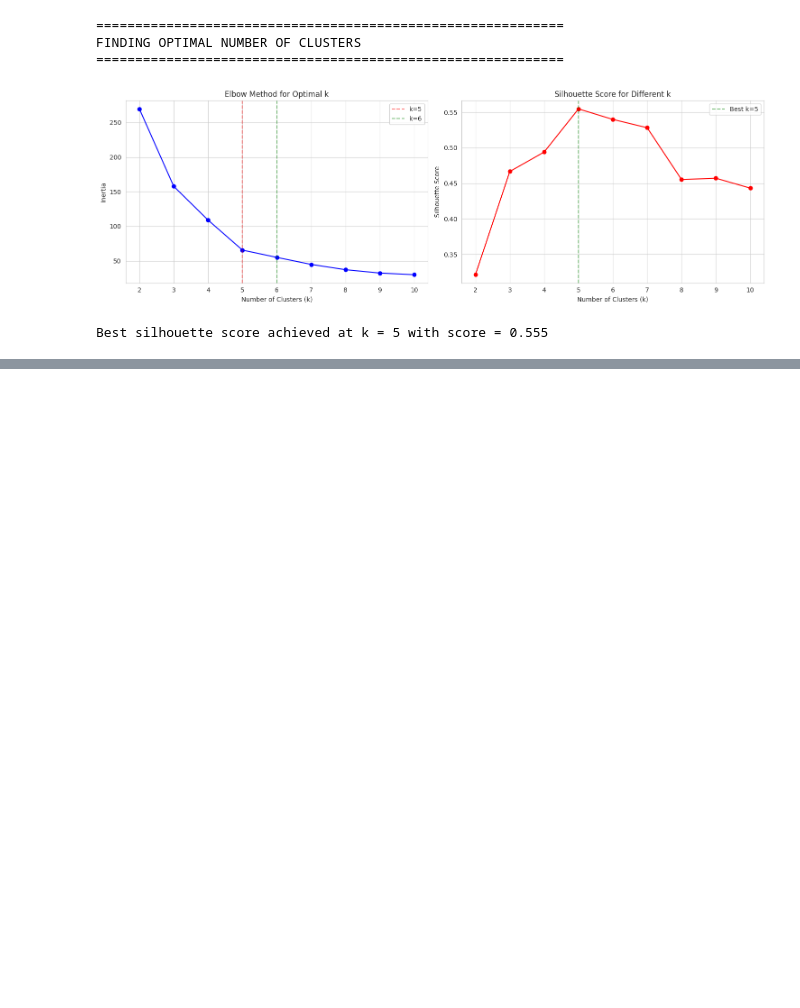
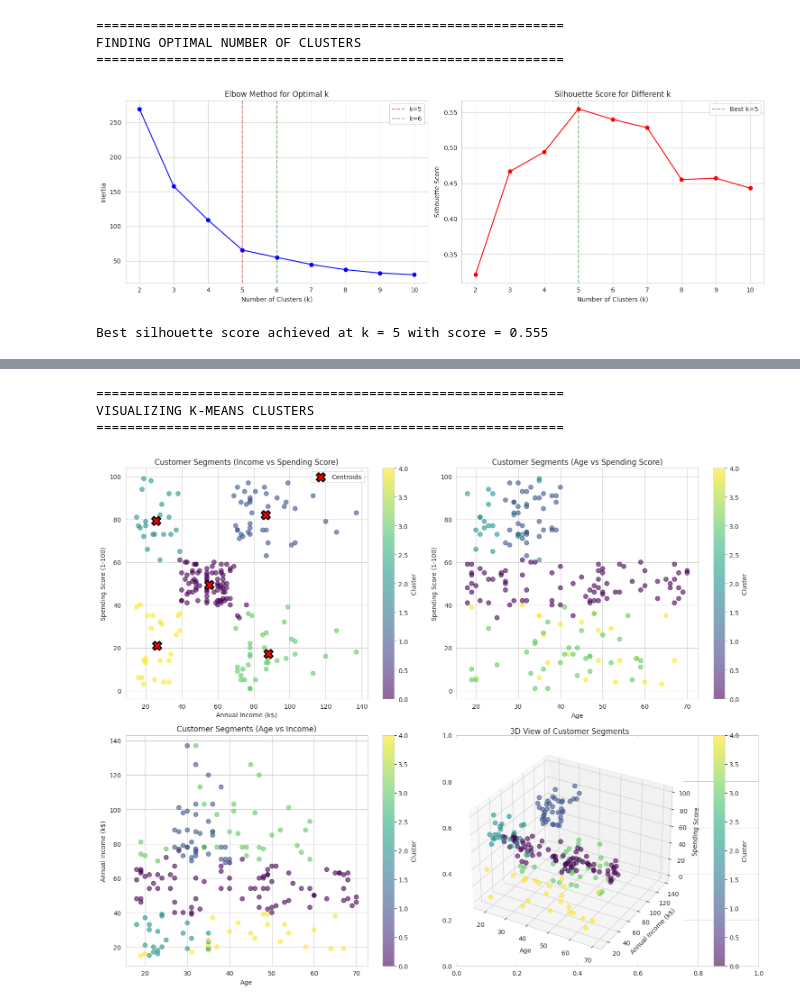
Before and after one commit to OvoFiona/Customer-Segmentation, a Jupyter notebook: Customer_Segmentation.ipynb, the cells around one changed output, grey strips where cells are left out. Drawn from its saved outputs; the diff is of its cells as text; code cells hidden in the pictures; blank space fills up the shorter version.

```diff
--- a/Customer_Segmentation.ipynb
+++ b/Customer_Segmentation.ipynb
@@ -934,0 +984,53 @@ Best silhouette score achieved at k = 5 with score = 0.555
+# %%
+#Visualize K-Means Clusters
+print("="*60)
+print("VISUALIZING K-MEANS CLUSTERS")
+print("="*60)
+
+# Plot clusters
+fig, axes = plt.subplots(2, 2, figsize=(15, 12))
+
+# 1. Income vs Spending Score (main clustering view)
+scatter1 = axes[0,0].scatter(df['Annual Income (k$)'], df['Spending Score (1-100)'],
+                             c=df['Cluster_KMeans'], cmap='viridis', s=50, alpha=0.6)
+axes[0,0].scatter(cluster_centers[:, 0], cluster_centers[:, 1],
+                 c='red', marker='X', s=200, edgecolors='black', linewidth=2, label='Centroids')
+axes[0,0].set_xlabel('Annual Income (k$)')
+axes[0,0].set_ylabel('Spending Score (1-100)')
+axes[0,0].set_title('Customer Segments (Income vs Spending Score)')
+axes[0,0].legend()
+plt.colorbar(scatter1, ax=axes[0,0], label='Cluster')
+
+# 2. Age vs Spending Score
+scatter2 = axes[0,1].scatter(df['Age'], df['Spending Score (1-100)'],
+                             c=df['Cluster_KMeans'], cmap='viridis', s=50, alpha=0.6)
+axes[0,1].set_xlabel('Age')
+axes[0,1].set_ylabel('Spending Score (1-100)')
+axes[0,1].set_title('Customer Segments (Age vs Spending Score)')
+plt.colorbar(scatter2, ax=axes[0,1], label='Cluster')
+
+# 3. Age vs Income
+scatter3 = axes[1,0].scatter(df['Age'], df['Annual Income (k$)'],
+                             c=df['Cluster_KMeans'], cmap='viridis', s=50, alpha=0.6)
+axes[1,0].set_xlabel('Age')
+axes[1,0].set_ylabel('Annual Income (k$)')
+axes[1,0].set_title('Customer Segments (Age vs Income)')
+plt.colorbar(scatter3, ax=axes[1,0], label='Cluster')
+
+# 4. 3D plot (Age, Income, Spending Score)
+ax = fig.add_subplot(2, 2, 4, projection='3d')
+scatter4 = ax.scatter(df['Age'], df['Annual Income (k$)'], df['Spending Score (1-100)'],
+                      c=df['Cluster_KMeans'], cmap='viridis', s=50, alpha=0.6)
+ax.set_xlabel('Age')
+ax.set_ylabel('Annual Income (k$)')
+ax.set_zlabel('Spending Score')
+ax.set_title('3D View of Customer Segments')
+plt.colorbar(scatter4, ax=ax, label='Cluster', pad=0.1)
+
+plt.tight_layout()
+plt.show()
+# %% [output]
+============================================================
+VISUALIZING K-MEANS CLUSTERS
+============================================================
+[figure, added]
```
Also changed, not shown: parts of 4 cells of this notebook.
